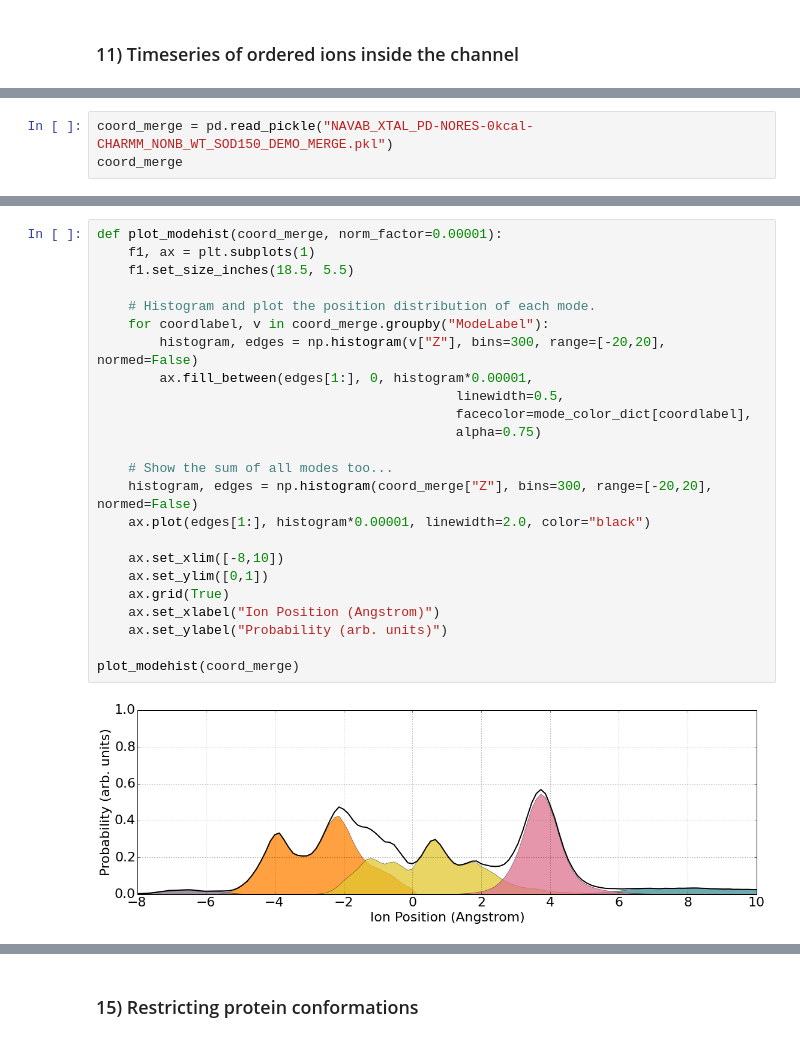
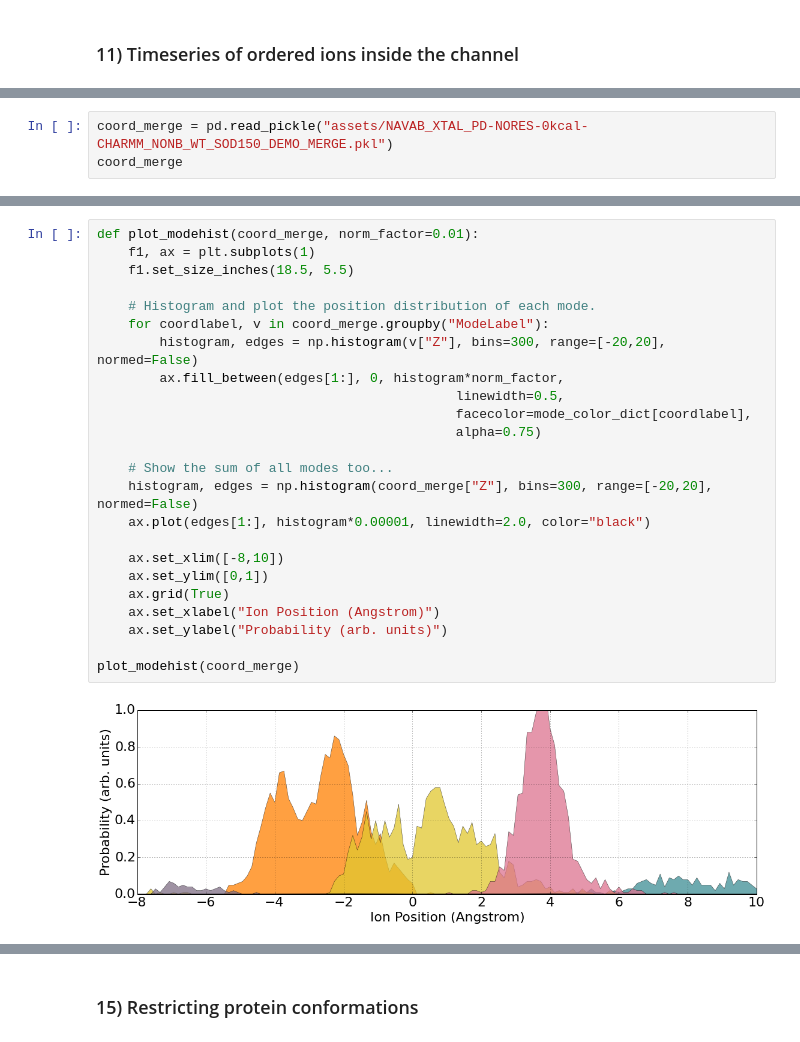
Before and after one commit to cing/HackingStructBiolTalk, a Jupyter notebook: HackingStructBiology.ipynb, the cells around one changed output, grey strips where cells are left out. Drawn from its saved outputs; the diff is of its cells as text.

```diff
--- a/HackingStructBiology.ipynb
+++ b/HackingStructBiology.ipynb
@@ -317,7 +317,7 @@ plot_ts_by_order(coord_subset)
 
 ![Ion Coordination in Water and in an Ion Channel](assets/NavAbSideViewCoordination.png)
 # %%
-coord_merge = pd.read_pickle("NAVAB_XTAL_PD-NORES-0kcal-CHARMM_NONB_WT_SOD150_DEMO_MERGE.pkl")
+coord_merge = pd.read_pickle("assets/NAVAB_XTAL_PD-NORES-0kcal-CHARMM_NONB_WT_SOD150_DEMO_MERGE.pkl")
 coord_merge
 # %% [output]
 |  | Frame | X | Y | Z | S178 | E177 | E177p | L176 | T175 | W | TrajNum | ... |
@@ -341,29 +341,29 @@ coord_merge
 # %%
-def plot_modehist(coord_merge, norm_factor=0.00001):
+def plot_modehist(coord_merge, norm_factor=0.01):
     f1, ax = plt.subplots(1)
     f1.set_size_inches(18.5, 5.5)
 
     # Histogram and plot the position distribution of each mode.
     for coordlabel, v in coord_merge.groupby("ModeLabel"):
         histogram, edges = np.histogram(v["Z"], bins=300, range=[-20,20], normed=False)
-        ax.fill_between(edges[1:], 0, histogram*0.00001,
+        ax.fill_between(edges[1:], 0, histogram*norm_factor,
                                               linewidth=0.5,
                                               facecolor=mode_color_dict[coordlabel],
                                               alpha=0.75)
 
     # Show the sum of all modes too...
     histogram, edges = np.histogram(coord_merge["Z"], bins=300, range=[-20,20], normed=False)
     ax.plot(edges[1:], histogram*0.00001, linewidth=2.0, color="black")
 
     ax.set_xlim([-8,10])
     ax.set_ylim([0,1])
     ax.grid(True)
     ax.set_xlabel("Ion Position (Angstrom)")
     ax.set_ylabel("Probability (arb. units)")
 
 plot_modehist(coord_merge)
 # %% [output]
-[figure, old version]
+[figure, new version]
 # %% [markdown]
 ### 14) Studying protein flexibility in the channel
 
```
Also changed, not shown: parts of 11 cells of this notebook, 5 other files.
